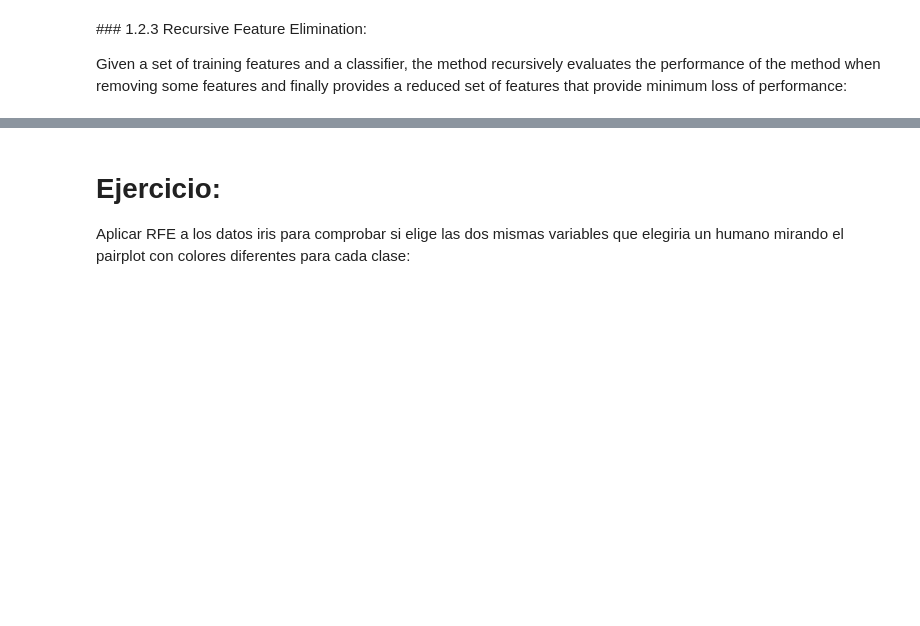
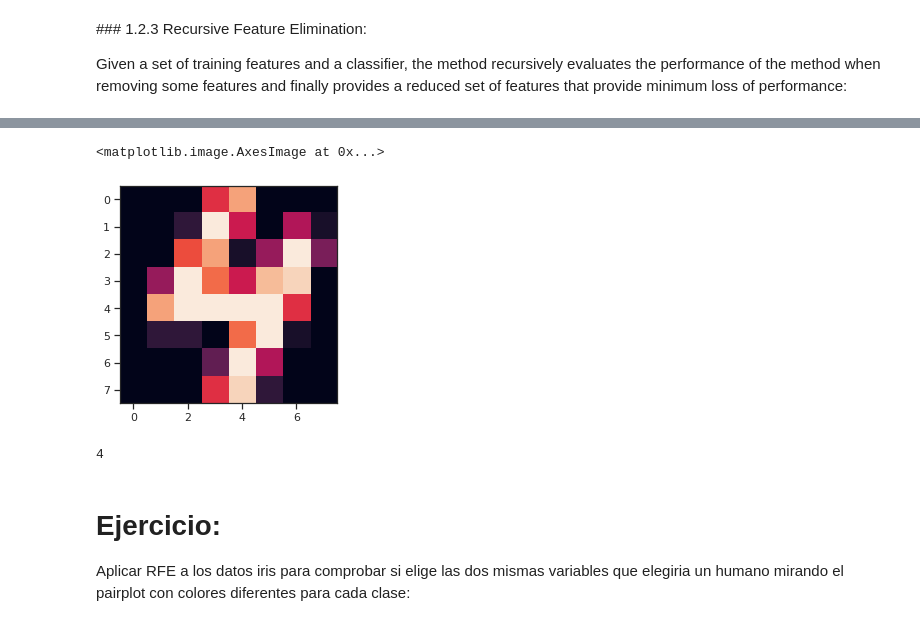
Before and after one commit to raulbenitez/postgrau_IML_exploratory, a Jupyter notebook: PCA_FEATURE_EXTRACTION/PCA and feature selection.ipynb, the cells around one changed output, grey strips where cells are left out. Drawn from its saved outputs; the diff is of its cells as text; code cells hidden in the pictures; blank space fills up the shorter version.

```diff
--- a/PCA_FEATURE_EXTRACTION/PCA and feature selection.ipynb
+++ b/PCA_FEATURE_EXTRACTION/PCA and feature selection.ipynb
@@ -546,3 +575,12 @@ Mantained features: [False False False False False False False False False False
+# %%
+plt.imshow(digits.images[1012])
+# %% [output]
+<matplotlib.image.AxesImage at 0x...>
+[figure, added]
+# %%
+digits.target[1012]
+# %% [output]
+4
 # %% [markdown]
 # Ejercicio:
 Aplicar RFE a los datos iris para comprobar si elige las dos mismas variables que elegiria un humano mirando el pairplot con colores diferentes para cada clase:
```
Also changed, not shown: parts of 24 cells of this notebook.
